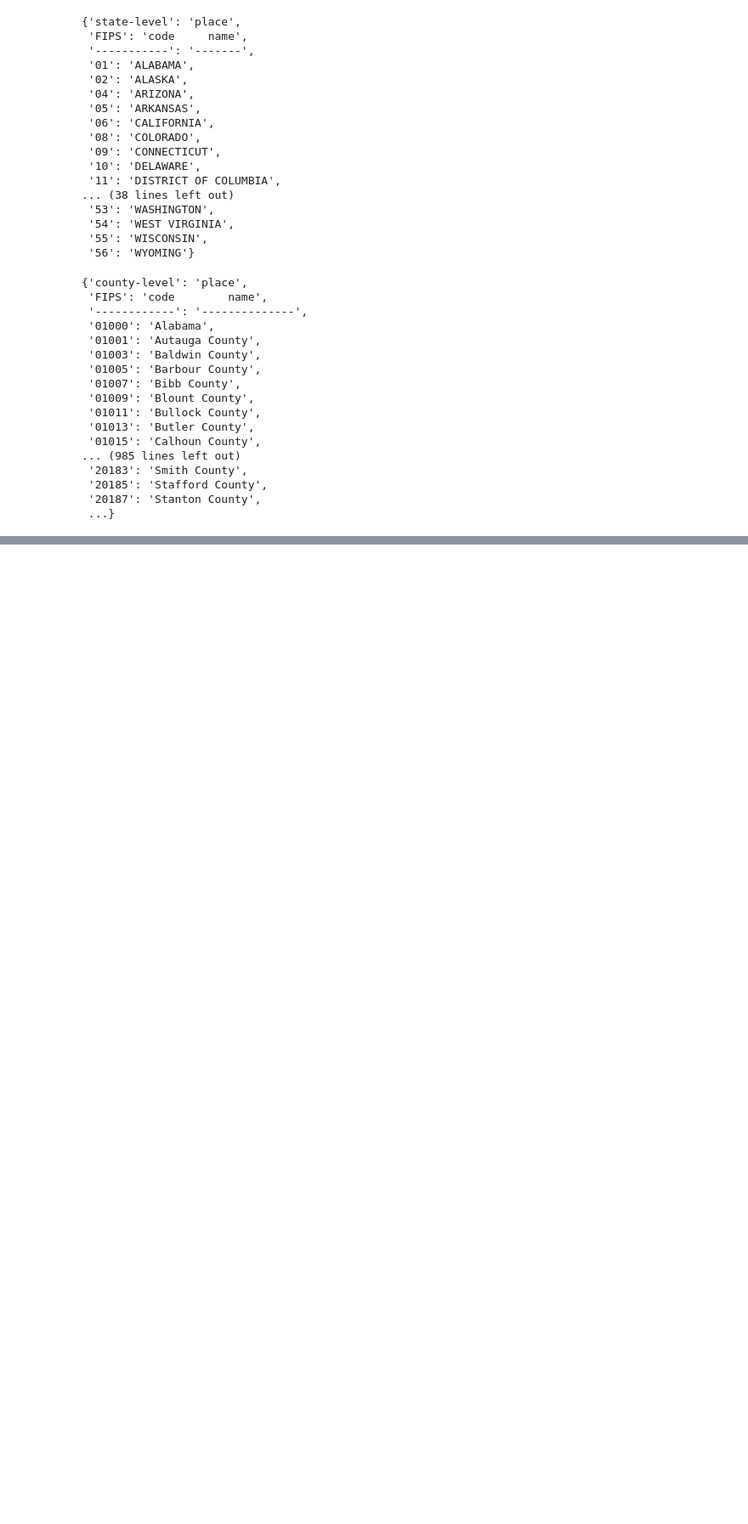
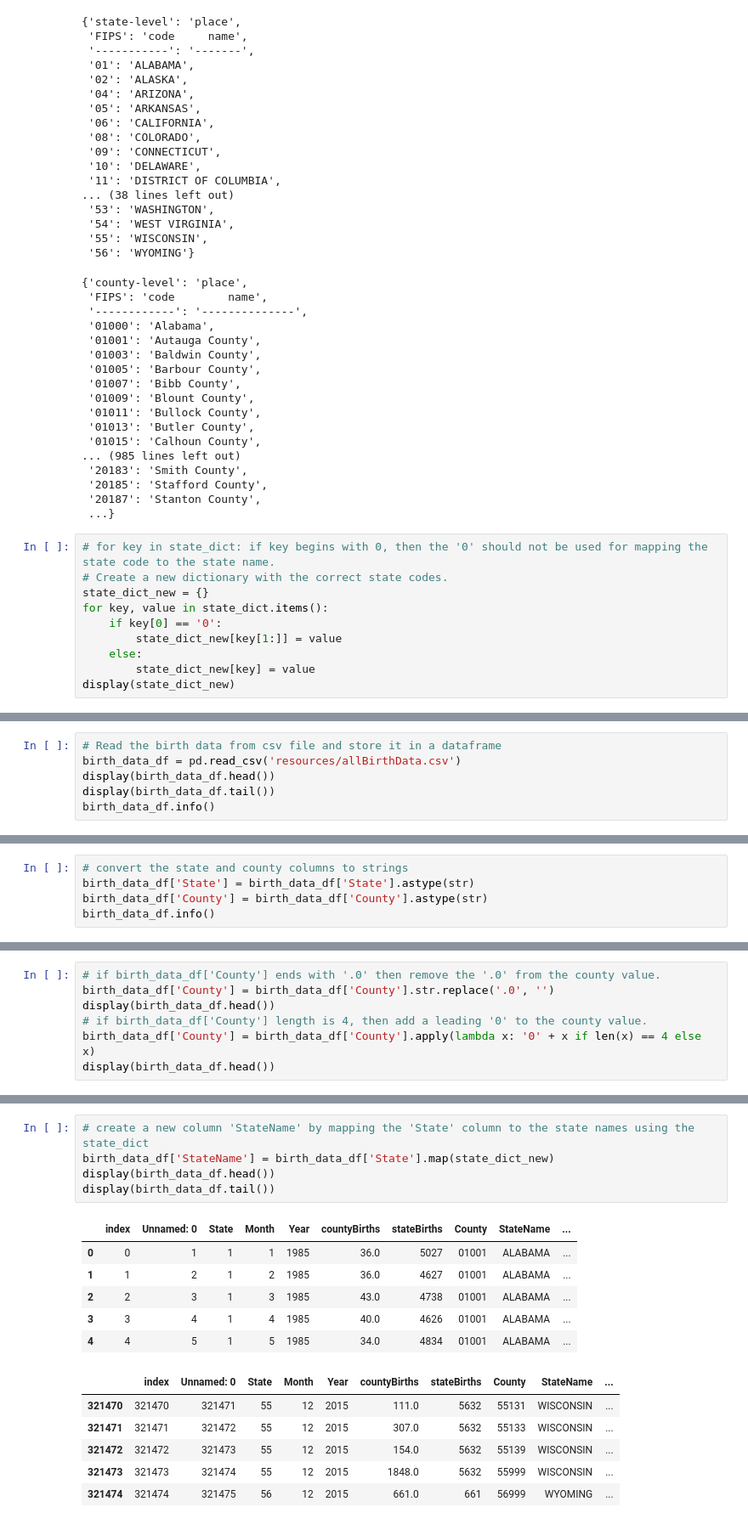
Before and after one commit to Aquamarine278/AI-Bootcamp-Project-1, a Jupyter notebook: birthdata_1.ipynb, the cells around one changed output, grey strips where cells are left out. Shown at 85% size. Drawn from its saved outputs; the diff is of its cells as text; blank space fills up the shorter version.

```diff
--- a/birthdata_1.ipynb
+++ b/birthdata_1.ipynb
@@ -66,3 +66,13 @@ display(county_dict)
  '20185': 'Stafford County',
  '20187': 'Stanton County',
  ...}
+# %%
+# for key in state_dict: if key begins with 0, then the '0' should not be used for mapping the state code to the state name.
+# Create a new dictionary with the correct state codes.
+state_dict_new = {}
+for key, value in state_dict.items():
+    if key[0] == '0':
+        state_dict_new[key[1:]] = value
+    else:
+        state_dict_new[key] = value
+display(state_dict_new)
@@ -68,0 +97,6 @@ display(county_dict)
+# %%
+# Read the birth data from csv file and store it in a dataframe
+birth_data_df = pd.read_csv('resources/allBirthData.csv')
+display(birth_data_df.head())
+display(birth_data_df.tail())
+birth_data_df.info()
@@ -68,0 +131,5 @@ display(county_dict)
+# %%
+# convert the state and county columns to strings
+birth_data_df['State'] = birth_data_df['State'].astype(str)
+birth_data_df['County'] = birth_data_df['County'].astype(str)
+birth_data_df.info()
@@ -68,0 +152,7 @@ display(county_dict)
+# %%
+# if birth_data_df['County'] ends with '.0' then remove the '.0' from the county value.
+birth_data_df['County'] = birth_data_df['County'].str.replace('.0', '')
+display(birth_data_df.head())
+# if birth_data_df['County'] length is 4, then add a leading '0' to the county value.
+birth_data_df['County'] = birth_data_df['County'].apply(lambda x: '0' + x if len(x) == 4 else x)
+display(birth_data_df.head())
@@ -68,0 +172,18 @@ display(county_dict)
+# %%
+# create a new column 'StateName' by mapping the 'State' column to the state names using the state_dict
+birth_data_df['StateName'] = birth_data_df['State'].map(state_dict_new)
+display(birth_data_df.head())
+display(birth_data_df.tail())
+# %% [output]
+|  | index | Unnamed: 0 | State | Month | Year | countyBirths | stateBirths | County | StateName | ... |
+| 0 | 0 | 1 | 1 | 1 | 1985 | 36.0 | 5027 | 01001 | ALABAMA | ... |
+| 1 | 1 | 2 | 1 | 2 | 1985 | 36.0 | 4627 | 01001 | ALABAMA | ... |
+| 2 | 2 | 3 | 1 | 3 | 1985 | 43.0 | 4738 | 01001 | ALABAMA | ... |
+| 3 | 3 | 4 | 1 | 4 | 1985 | 40.0 | 4626 | 01001 | ALABAMA | ... |
+| 4 | 4 | 5 | 1 | 5 | 1985 | 34.0 | 4834 | 01001 | ALABAMA | ... |
+|  | index | Unnamed: 0 | State | Month | Year | countyBirths | stateBirths | County | StateName | ... |
+| 321470 | 321470 | 321471 | 55 | 12 | 2015 | 111.0 | 5632 | 55131 | WISCONSIN | ... |
+| 321471 | 321471 | 321472 | 55 | 12 | 2015 | 307.0 | 5632 | 55133 | WISCONSIN | ... |
+| 321472 | 321472 | 321473 | 55 | 12 | 2015 | 154.0 | 5632 | 55139 | WISCONSIN | ... |
+| 321473 | 321473 | 321474 | 55 | 12 | 2015 | 1848.0 | 5632 | 55999 | WISCONSIN | ... |
+| 321474 | 321474 | 321475 | 56 | 12 | 2015 | 661.0 | 661 | 56999 | WYOMING | ... |
```
Also changed, not shown: parts of 7 cells of this notebook, 4 other files.
